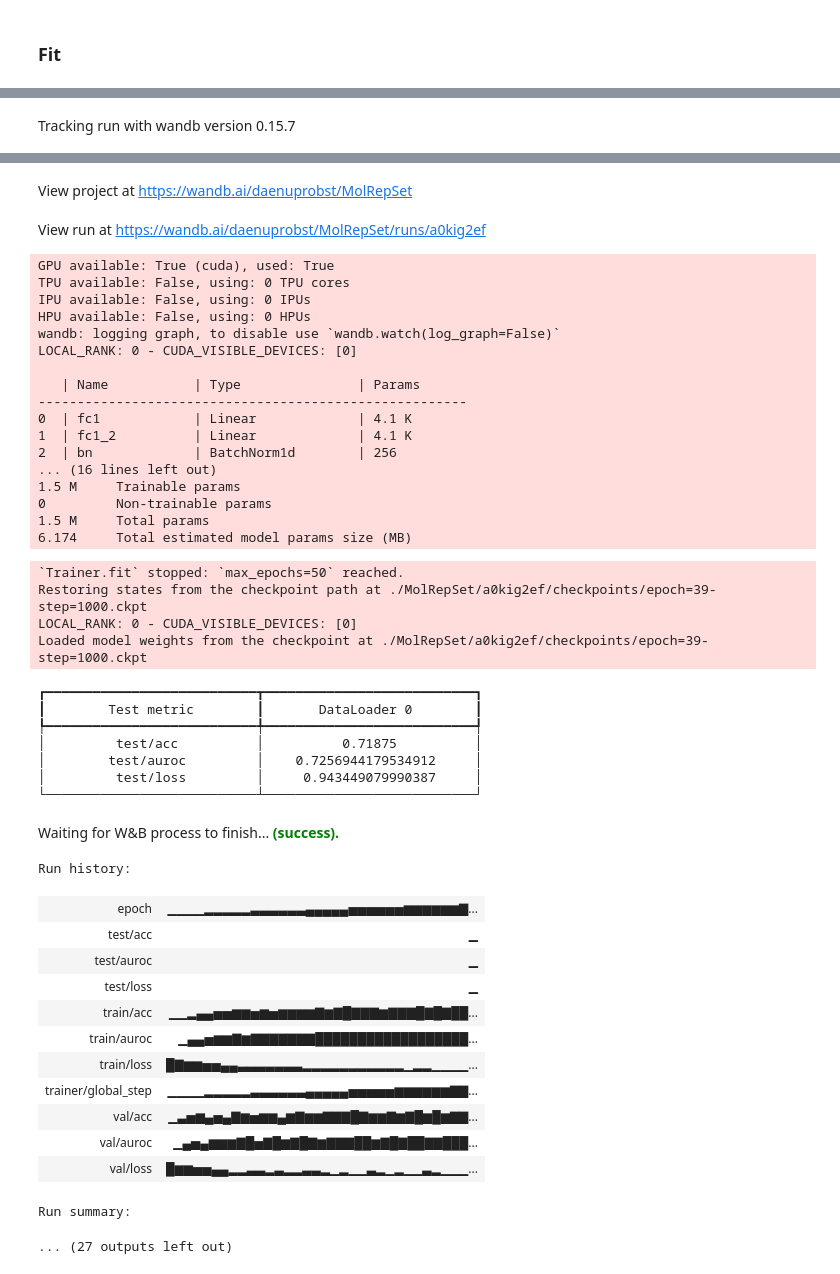
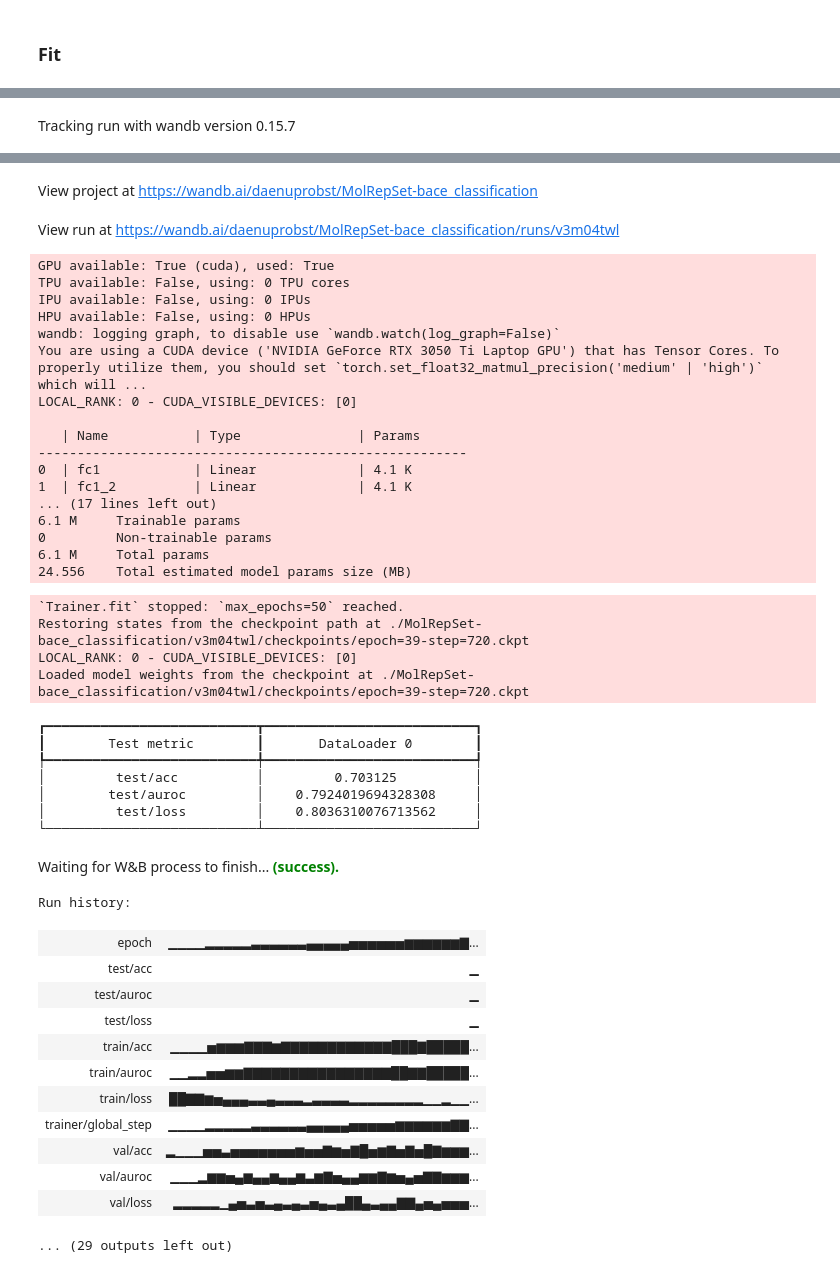
Before and after one commit to daenuprobst/molsetrep, a Jupyter notebook: notebooks/03_dual_set_classifier.ipynb, the cells around one changed output, grey strips where cells are left out. Saved outputs shown, nothing was run; the diff lists cells and outputs as text; code cells hidden in the pictures.

Commit message:
Started bace tests

```diff
--- a/notebooks/03_dual_set_classifier.ipynb
+++ b/notebooks/03_dual_set_classifier.ipynb
@@ -179,7 +179,7 @@ def get_class_weights(y):
 # %% [markdown]
 ### Load Data
 # %%
-data_set_name = "bbbp"
+data_set_name = "bace_classification"
 
 train, valid, test = molnet_loader(data_set_name, splitter="scaffold")
 
@@ -205,7 +205,7 @@ d2 = len(train_dataset[0][1][0])
 # %%
 for _ in range(4):
     # Setup wandb logging
-    wandb_logger = wandb.WandbLogger(project="MolRepSet")
+    wandb_logger = wandb.WandbLogger(project=f"MolRepSet-{data_set_name}")
 
     # Define callback for which callpoint to load for testing
     checkpoint_callback = ModelCheckpoint(monitor="val/auroc", mode="max")
@@ -227,45 +229,44 @@ Syncing run grateful-field-35 to Weights & Biases (docs)
-View project at https://wandb.ai/daenuprobst/MolRepSet
+View project at https://wandb.ai/daenuprobst/MolRepSet-bace_classification
-View run at https://wandb.ai/daenuprobst/MolRepSet/runs/a0kig2ef
+View run at https://wandb.ai/daenuprobst/MolRepSet-bace_classification/runs/v3m04twl
-GPU available: True (cuda), used: True
-TPU available: False, using: 0 TPU cores
-IPU available: False, using: 0 IPUs
-HPU available: False, using: 0 HPUs
-wandb: logging graph, to disable use `wandb.watch(log_graph=False)`
-LOCAL_RANK: 0 - CUDA_VISIBLE_DEVICES: [0]
-
-   | Name           | Type               | Params
--------------------------------------------------------
-0  | fc1            | Linear             | 4.1 K
-1  | fc1_2          | Linear             | 4.1 K
-2  | bn             | BatchNorm1d        | 256
-... (16 lines left out)
-1.5 M     Trainable params
-0         Non-trainable params
-1.5 M     Total params
-6.174     Total estimated model params size (MB)
-`Trainer.fit` stopped: `max_epochs=50` reached.
-Restoring states from the checkpoint path at ./MolRepSet/a0kig2ef/checkpoints/epoch=39-step=1000.ckpt
+GPU available: True (cuda), used: True
+TPU available: False, using: 0 TPU cores
+IPU available: False, using: 0 IPUs
+HPU available: False, using: 0 HPUs
+wandb: logging graph, to disable use `wandb.watch(log_graph=False)`
+You are using a CUDA device ('NVIDIA GeForce RTX 3050 Ti Laptop GPU') that has Tensor Cores. To properly utilize them, you should set `torch.set_float32_matmul_precision('medium' | 'high')` which will ...
 LOCAL_RANK: 0 - CUDA_VISIBLE_DEVICES: [0]
-Loaded model weights from the checkpoint at ./MolRepSet/a0kig2ef/checkpoints/epoch=39-step=1000.ckpt
+
+   | Name           | Type               | Params
+-------------------------------------------------------
+0  | fc1            | Linear             | 4.1 K
+1  | fc1_2          | Linear             | 4.1 K
+... (17 lines left out)
+6.1 M     Trainable params
+0         Non-trainable params
+6.1 M     Total params
+24.556    Total estimated model params size (MB)
-┏━━━━━━━━━━━━━━━━━━━━━━━━━━━┳━━━━━━━━━━━━━━━━━━━━━━━━━━━┓
-┃        Test metric        ┃       DataLoader 0        ┃
-┡━━━━━━━━━━━━━━━━━━━━━━━━━━━╇━━━━━━━━━━━━━━━━━━━━━━━━━━━┩
-│         test/acc          │          0.71875          │
-│        test/auroc         │    0.7256944179534912     │
-│         test/loss         │     0.943449079990387     │
-└───────────────────────────┴───────────────────────────┘
+`Trainer.fit` stopped: `max_epochs=50` reached.
+Restoring states from the checkpoint path at ./MolRepSet-bace_classification/v3m04twl/checkpoints/epoch=39-step=720.ckpt
+LOCAL_RANK: 0 - CUDA_VISIBLE_DEVICES: [0]
+Loaded model weights from the checkpoint at ./MolRepSet-bace_classification/v3m04twl/checkpoints/epoch=39-step=720.ckpt
+┏━━━━━━━━━━━━━━━━━━━━━━━━━━━┳━━━━━━━━━━━━━━━━━━━━━━━━━━━┓
+┃        Test metric        ┃       DataLoader 0        ┃
+┡━━━━━━━━━━━━━━━━━━━━━━━━━━━╇━━━━━━━━━━━━━━━━━━━━━━━━━━━┩
+│         test/acc          │         0.703125          │
+│        test/auroc         │    0.7924019694328308     │
+│         test/loss         │    0.8036310076713562     │
+└───────────────────────────┴───────────────────────────┘
 Waiting for W&B process to finish... (success).
-Run history:
+Run history:
 | epoch | ▁▁▁▁▂▂▂▂▂▃▃▃▃▃▃▄▄▄▄▄▅▅▅▅▅▅▆▆▆▆▆▆▇... |
 | test/acc | ▁ |
 | test/auroc | ▁ |
 | test/loss | ▁ |
-| train/acc | ▁▁▂▄▄▅▅▆▆▅▆▅▆▆▆▆▇▆▇█▇▇▇▆▇▇▇█▇█▇██... |
-| train/auroc | ▁▄▄▅▆▆▇▆▇▇▇▇▇▇▇██████████████████... |
-| train/loss | █▇▆▆▅▅▄▄▃▃▃▃▃▃▃▂▂▂▂▂▂▂▂▂▂▂▁▂▂▁▁▁▁... |
+| train/acc | ▁▁▁▁▅▆▆▆▇▇▇▆▇▇▇▇▇▇▇▇▇▇▇▇███▇█████... |
+| train/auroc | ▁▁▂▂▅▅▆▆▇▇▇▇▇▇▇▇▇▇▇▇▇▇▇▇██▇▇█████... |
+| train/loss | ██▇▇▆▅▄▄▄▃▃▄▃▃▃▂▃▃▃▃▂▂▂▂▂▂▂▂▁▁▂▁▁... |
 | trainer/global_step | ▁▁▁▁▂▂▂▂▂▃▃▃▃▃▃▄▄▄▄▄▅▅▅▅▅▆▆▆▆▆▆▇▇... |
-| val/acc | ▁▃▅▆▄▅▄▇▆▅▆▆▄▆▇▆▆▇▇▇█▇▆▆▇▆▇█▆█▆▇▇... |
-| val/auroc | ▁▄▅▄▆▆▆▇█▅▇█▆▇█▇▆▇▇▇██▆▇█▇██▇▇███... |
-| val/loss | █▆▆▅▅▄▄▂▂▃▃▂▃▂▂▃▃▂▁▂▁▁▃▂▁▂▁▁▃▂▁▁▁... |
+| val/acc | ▂▁▁▁▅▅▃▅▅▅▅▅▅▅▆▅▅▇▆▅▇█▅▆▇▅▇▅█▇▆▆▆... |
+| val/auroc | ▁▁▁▂▆▆▅▄▆▄▄▆▄▄▆▃▆▇▅▄▄▆▆▇▆▅▄▅▇▇▆▆▆... |
+| val/loss | ▂▂▂▂▂▁▄▅▃▅▃▄▃▄▃▅▄▃▄██▄▃▄▄▇▇▄▅▄▅▅▅... |
-Run summary:
-... (27 outputs left out)
+... (29 outputs left out)
```
Also changed, not shown: parts of 2 cells of this notebook.
